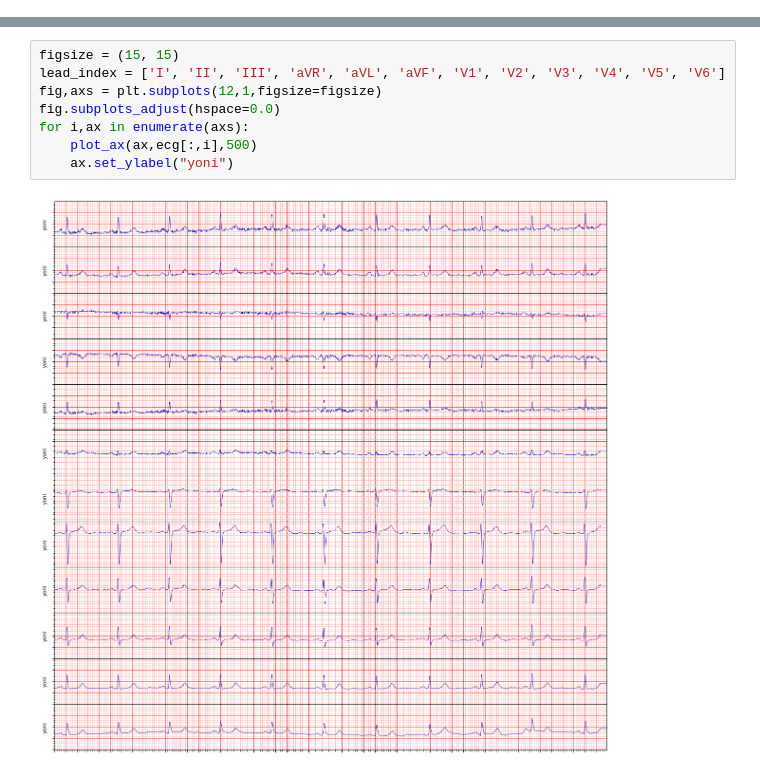
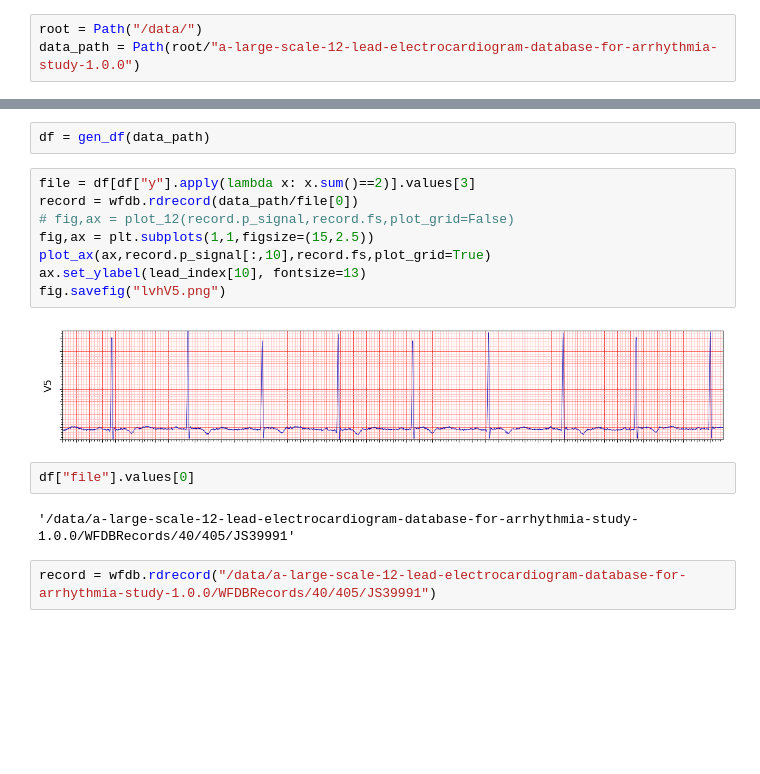
Before and after one commit to yonigottesman/ecg_vit, a Jupyter notebook: ecgvit.ipynb, the cells around one changed output, grey strips where cells are left out. Drawn from its saved outputs; the diff is of its cells as text; blank space fills up the shorter version.

```diff
--- a/ecgvit.ipynb
+++ b/ecgvit.ipynb
@@ -9 +24,4 @@ import matplotlib.pyplot as plt
+# %%
+root = Path("/data/")
+data_path = Path(root/"a-large-scale-12-lead-electrocardiogram-database-for-arrhythmia-study-1.0.0")
 # %%
@@ -74,10 +32,18 @@ def plot_ax(ax, signal, sampling_rate):
-# %%
-figsize = (15, 15)
-lead_index = ['I', 'II', 'III', 'aVR', 'aVL', 'aVF', 'V1', 'V2', 'V3', 'V4', 'V5', 'V6']
-fig,axs = plt.subplots(12,1,figsize=figsize)
-fig.subplots_adjust(hspace=0.0)
-for i,ax in enumerate(axs):
-    plot_ax(ax,ecg[:,i],500)
-    ax.set_ylabel("yoni")
-# %% [output]
-[figure, removed]
+# %%
+df = gen_df(data_path)
+# %%
+file = df[df["y"].apply(lambda x: x.sum()==2)].values[3]
+record = wfdb.rdrecord(data_path/file[0])
+# fig,ax = plot_12(record.p_signal,record.fs,plot_grid=False)
+fig,ax = plt.subplots(1,1,figsize=(15,2.5))
+plot_ax(ax,record.p_signal[:,10],record.fs,plot_grid=True)
+ax.set_ylabel(lead_index[10], fontsize=13)
+fig.savefig("lvhV5.png")
+# %% [output]
+[figure, added]
+# %%
+df["file"].values[0]
+# %% [output]
+'/data/a-large-scale-12-lead-electrocardiogram-database-for-arrhythmia-study-1.0.0/WFDBRecords/40/405/JS39991'
+# %%
+record = wfdb.rdrecord("/data/a-large-scale-12-lead-electrocardiogram-database-for-arrhythmia-study-1.0.0/WFDBRecords/40/405/JS39991")
```
Also changed, not shown: parts of 20 cells of this notebook, 6 other files.
